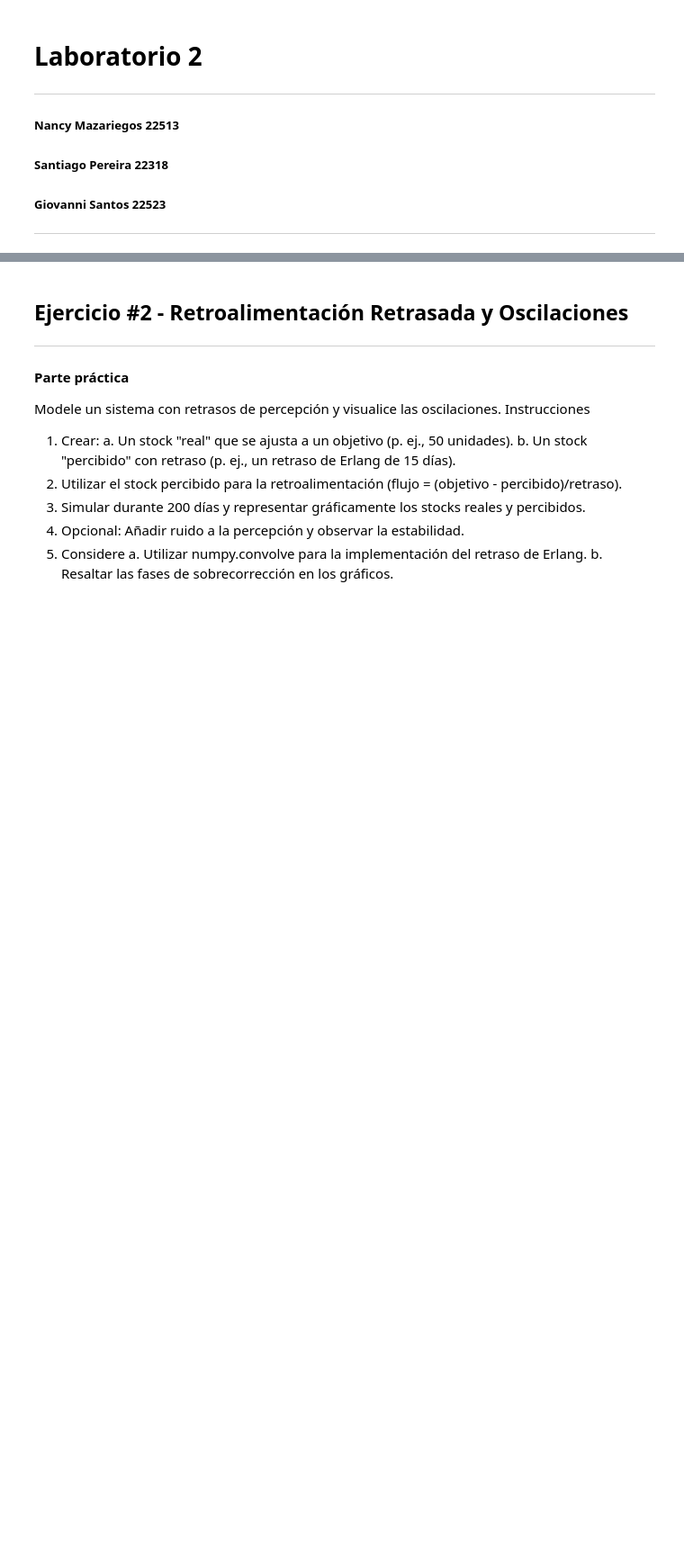
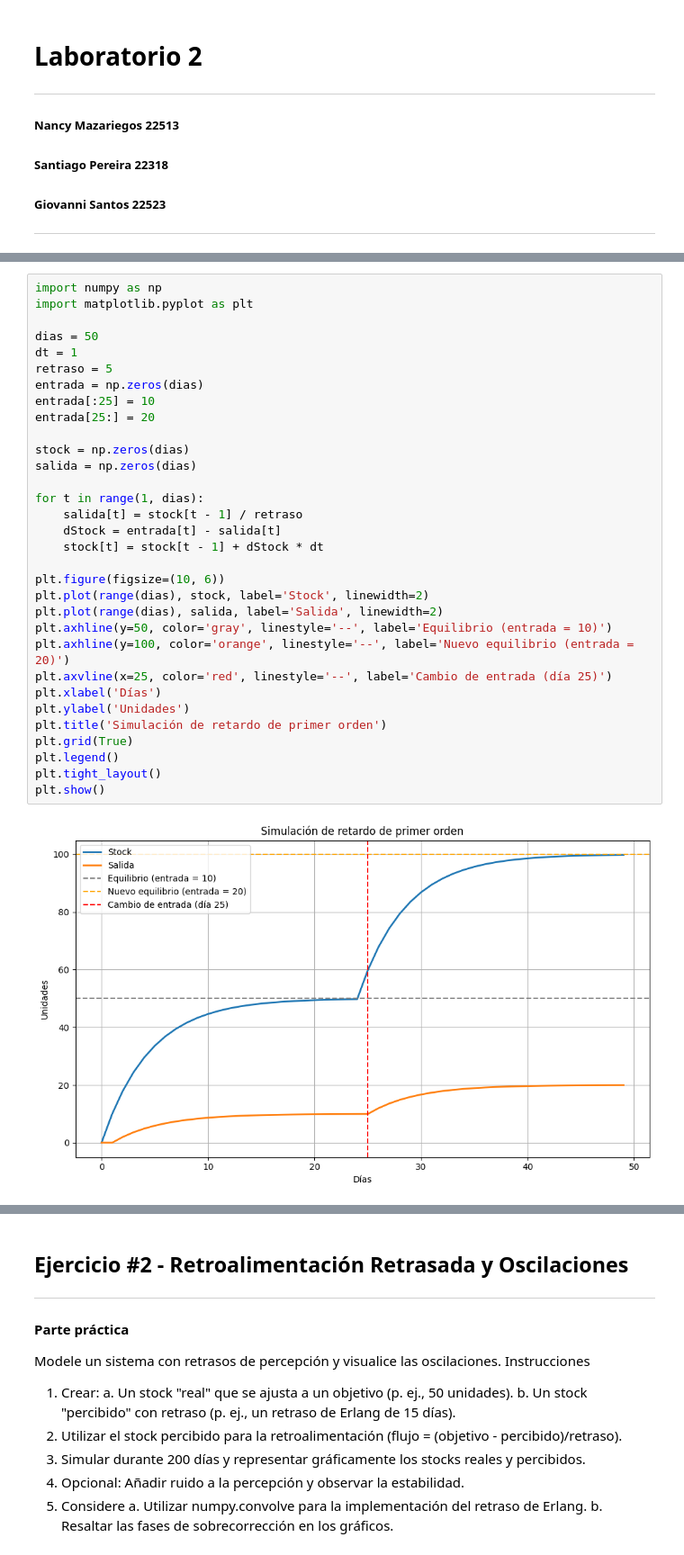
Before and after one commit to nancygmm/Lab2-Modsim, a Jupyter notebook: lab2.ipynb, the cells around one changed output, grey strips where cells are left out. Shown at 90% size. Cells and saved outputs as stored; diff of their text form; blank space fills up the shorter version.

```diff
--- a/lab2.ipynb
+++ b/lab2.ipynb
@@ -25,0 +28,34 @@ Consideraciones
+# %%
+import numpy as np
+import matplotlib.pyplot as plt
+
+dias = 50
+dt = 1
+retraso = 5
+entrada = np.zeros(dias)
+entrada[:25] = 10
+entrada[25:] = 20
+
+stock = np.zeros(dias)
+salida = np.zeros(dias)
+
+for t in range(1, dias):
+    salida[t] = stock[t - 1] / retraso
+    dStock = entrada[t] - salida[t]
+    stock[t] = stock[t - 1] + dStock * dt
+
+plt.figure(figsize=(10, 6))
+plt.plot(range(dias), stock, label='Stock', linewidth=2)
+plt.plot(range(dias), salida, label='Salida', linewidth=2)
+plt.axhline(y=50, color='gray', linestyle='--', label='Equilibrio (entrada = 10)')
+plt.axhline(y=100, color='orange', linestyle='--', label='Nuevo equilibrio (entrada = 20)')
+plt.axvline(x=25, color='red', linestyle='--', label='Cambio de entrada (día 25)')
+plt.xlabel('Días')
+plt.ylabel('Unidades')
+plt.title('Simulación de retardo de primer orden')
+plt.grid(True)
+plt.legend()
+plt.tight_layout()
+plt.show()
+# %% [output]
+[figure, added]
```
Also changed, not shown: parts of 2 cells of this notebook.
